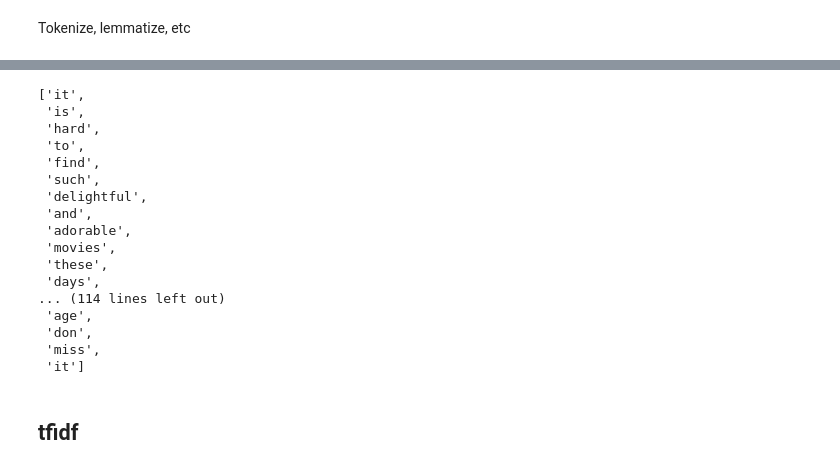
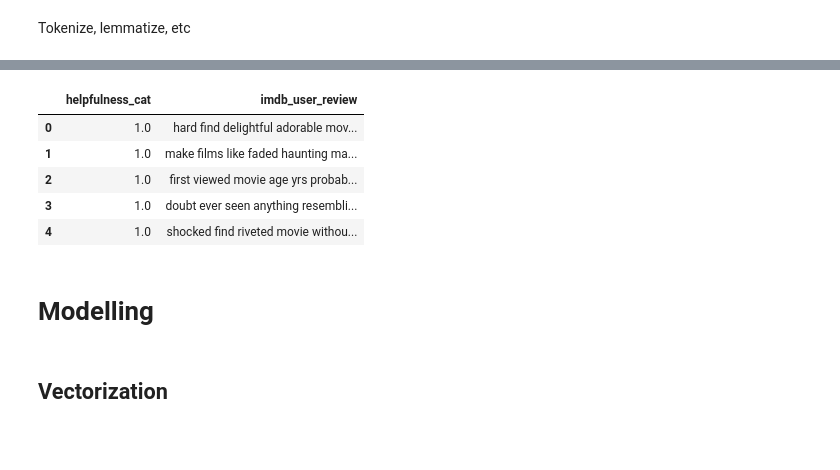
Before and after one commit to matheuse07/nlp_fcp, a Jupyter notebook: notebooks/test-fcp.ipynb, the cells around one changed output, grey strips where cells are left out. Cells and saved outputs as stored; diff of their text form; code cells hidden in the pictures; blank space fills up the shorter version.

```diff
--- a/notebooks/test-fcp.ipynb
+++ b/notebooks/test-fcp.ipynb
@@ -127,7 +98,0 @@ def preprocessing(texts):
-# %%
-# apply preprocessing to train and test data
-train_df['preprocessed_imdb_user_review'] = preprocessing(train_df['imdb_user_review'])
-test_df['preprocessed_imdb_user_review'] = preprocessing(test_df['imdb_user_review'])
-
-# view preprocessed train data
-train_df.head()
@@ -141,21 +98,0 @@ train_df.head()
-# %%
-# view preprocessed first row
-train_df.iloc[0]['preprocessed_imdb_user_review']
-# %% [output]
-['it',
- 'is',
- 'hard',
- 'to',
- 'find',
- 'such',
- 'delightful',
- 'and',
- 'adorable',
- 'movies',
- 'these',
- 'days',
-... (114 lines left out)
- 'age',
- 'don',
- 'miss',
- 'it']
@@ -197,2 +108,31 @@ train_df.iloc[0]['preprocessed_imdb_user_review']
+# %%
+# define function for pre-processing
+def pre_process(text):
+    # lowercase
+    text = text.lower()
+    # remove punctuation and special characters
+    text = re.sub('[^a-zA-Z]', ' ', text)
+    # # remove punctuation
+    # text = re.sub('\[.*?\]', '', text)
+    # remove numbers
+    text = re.sub(r'\d+', '', text)
+    # remove stopwords
+    text = ' '.join([word for word in text.split() if word not in stopwords.words('english')])
+
+    return text
+
+
+# apply pre-processing to train data
+train_df['imdb_user_review'] = train_df['imdb_user_review'].apply(pre_process)
+
+# view train dataframe
+train_df.head()
+# %% [output]
+|  | helpfulness_cat | imdb_user_review |
+| 0 | 1.0 | hard find delightful adorable mov... |
+| 1 | 1.0 | make films like faded haunting ma... |
+| 2 | 1.0 | first viewed movie age yrs probab... |
+| 3 | 1.0 | doubt ever seen anything resembli... |
+| 4 | 1.0 | shocked find riveted movie withou... |
 # %% [markdown]
-## tfidf
+# Modelling
@@ -199 +147,3 @@ train_df.iloc[0]['preprocessed_imdb_user_review']
+# %% [markdown]
+## Vectorization
 # %%
```
Also changed, not shown: parts of 23 cells of this notebook.
